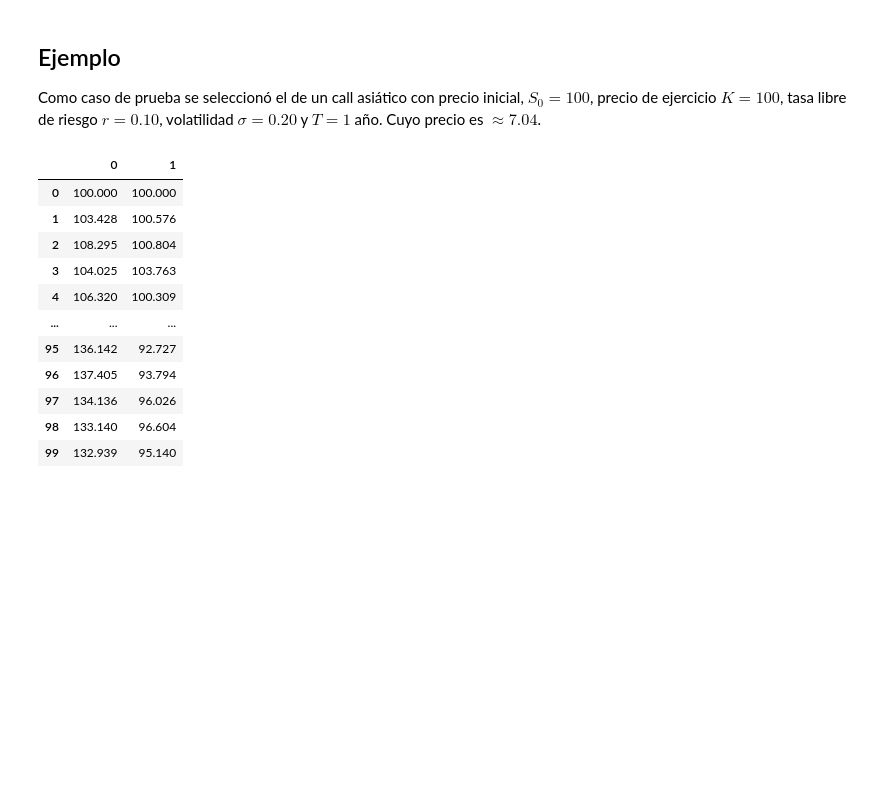
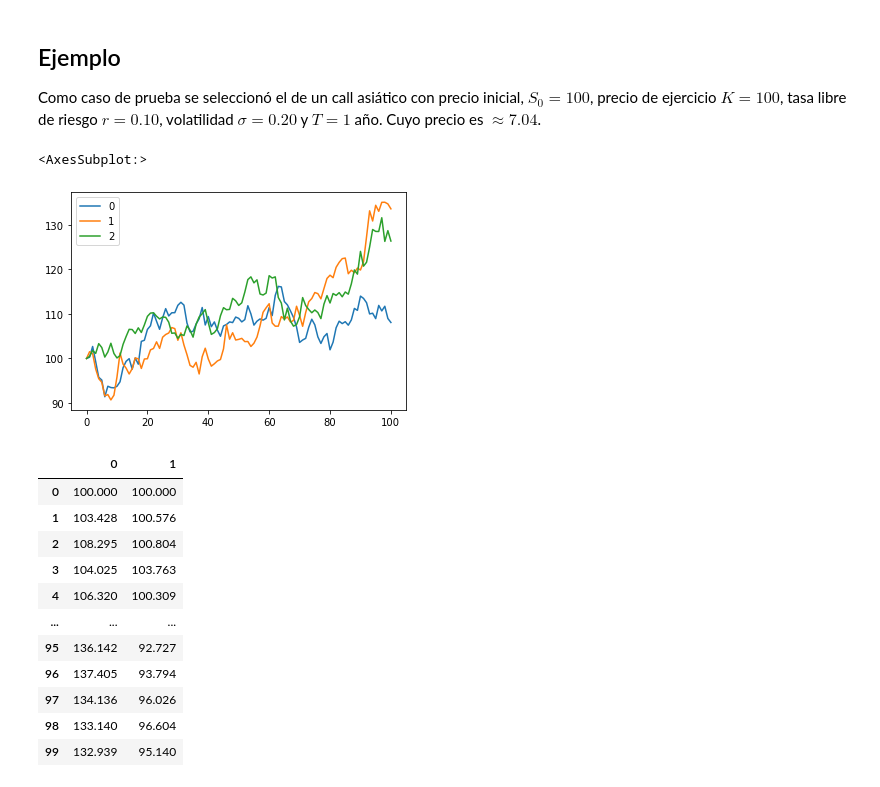
Before and after one commit to feramdor/SPF-2021-II, a Jupyter notebook: TEMA-3/Clase23_ValuacionOpcionesAsiaticas.ipynb, the cells around one changed output. Drawn from its saved outputs; the diff is of its cells as text; code cells hidden in the pictures; blank space fills up the shorter version.

```diff
--- a/TEMA-3/Clase23_ValuacionOpcionesAsiaticas.ipynb
+++ b/TEMA-3/Clase23_ValuacionOpcionesAsiaticas.ipynb
@@ -141,10 +141,28 @@ pd.set_option('display.max_rows', 10)
 pd.set_option('display.width', 78)
 pd.set_option('precision', 3)
 # %%
+NbTraj = 3
+NbStep = 100
+S0 = 100
+r = 0.10
+sigma = 0.2
+K = 100
+
 # Programar la solución de la ecuación de Black-Scholes
 # St = S0*exp((r-sigma^2/2)*t+ sigma*DeltaW)
+DeltaT = 1 / NbStep
+DeltaW = np.random.randn(NbStep, NbTraj) * np.sqrt(DeltaT)
+nu = (r - sigma**2) / 2
 
+incrementos = nu * DeltaT + sigma * DeltaW
+concat = np.concatenate([np.log(S0) * np.ones([1, NbTraj]), incrementos], axis=0)
 # Ln St = Ln S0 + (r-sigma^2/2)*t+ sigma*DeltaW)
+
+St = np.exp(concat.cumsum(axis=0))
+pd.DataFrame(St).plot()
+# %% [output]
+<AxesSubplot:>
+[figure, added]
 # %%
 def BSprices(mu,sigma,S0,NbTraj,NbStep):
     """
```
Also changed, not shown: parts of 9 cells of this notebook, 2 other files.
